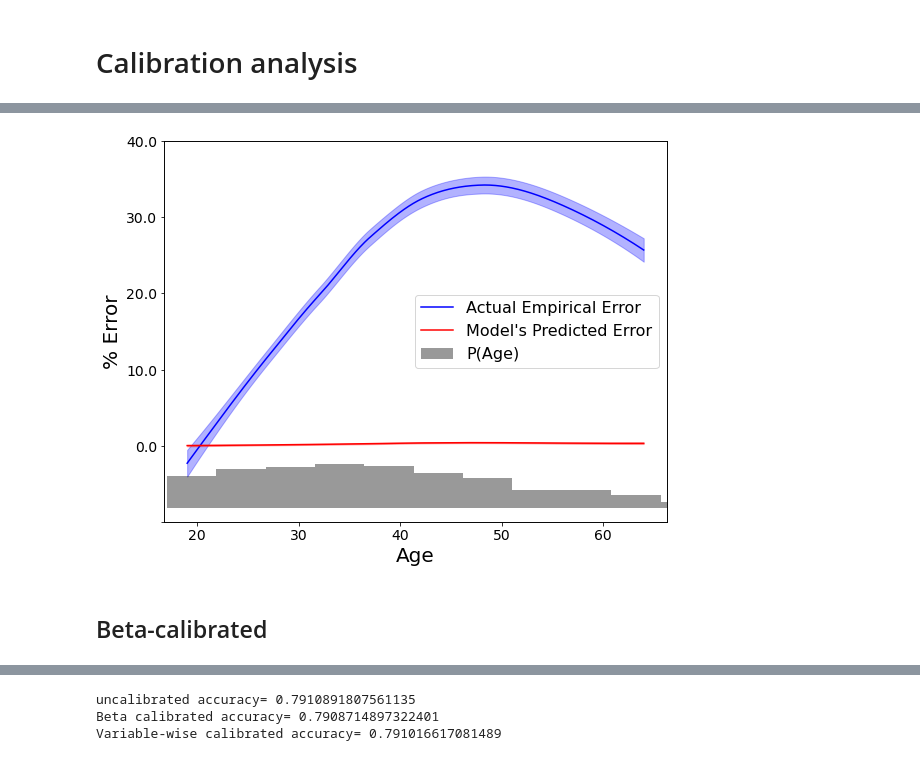
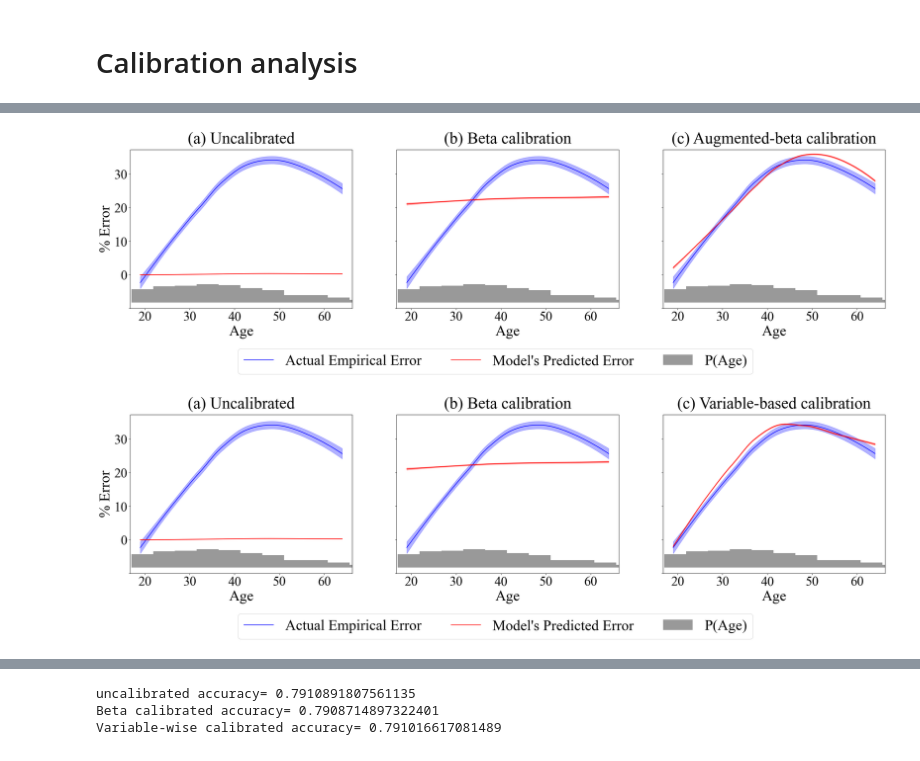
Before and after one commit to markellekelly/variable-wise-calibration, a Jupyter notebook: adult_example.ipynb, the cells around one changed output, grey strips where cells are left out. Drawn from its saved outputs; the diff is of its cells as text; code cells hidden in the pictures.

```diff
--- a/adult_example.ipynb
+++ b/adult_example.ipynb
@@ -69,7 +68,0 @@ df.reliability_diagram(hist_weight=0.00003, filename="figs/adult_uncal_reliabili
-# %%
-y_lim = df.gen_plot_lowess(var=var,s=0.9, d2=-10, loc="center right",
-                           filename="figs/adult_uncal_errdiff.png", hist=True)
-# %% [output]
-[figure, removed]
-# %% [markdown]
-## Beta-calibrated
@@ -75,0 +75,8 @@ y_lim = df.gen_plot_lowess(var=var,s=0.9, d2=-10, loc="center right",
+# %%
+df.plot_compare(var=var, d2=-10, label3="_betaz2", title3="Augmented-beta calibration", filename='figs/adult_comparison2.png')
+# %% [output]
+[figure, added]
+# %%
+df.plot_compare(var=var, d2=-10, filename='figs/adult_comparison.png')
+# %% [output]
+[figure, added]
```
Also changed, not shown: parts of 21 cells of this notebook, 20 other files.
